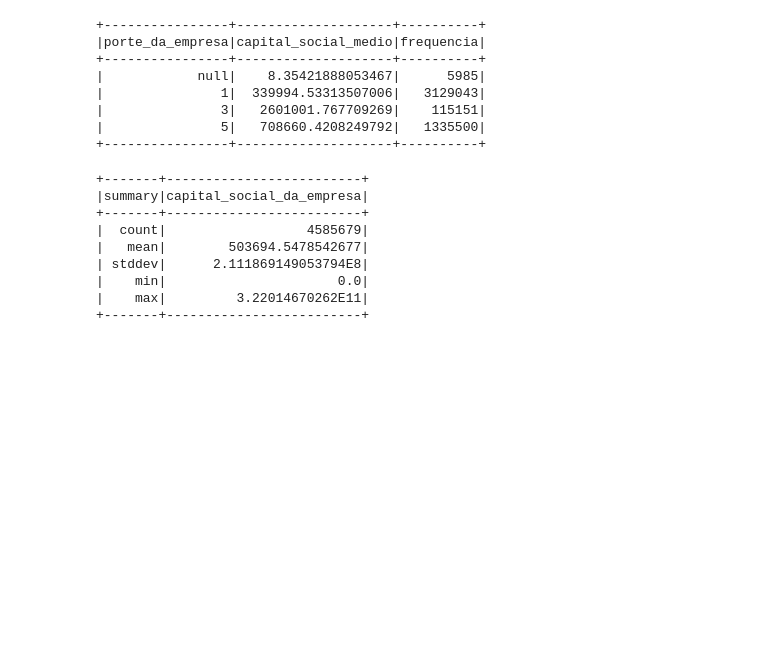
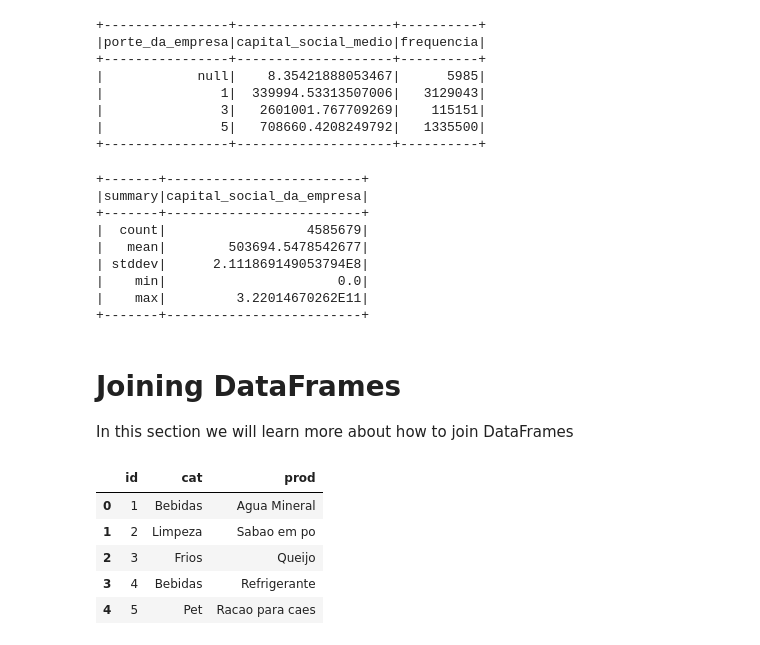
Before and after one commit to teddsords/NTConsult-Codes, a Jupyter notebook: Curso Engenharia de Dados/Engenharia de Dados/Spark - Getting to know the library/main.ipynb, the cells around one changed output. Saved outputs shown, nothing was run; the diff lists cells and outputs as text; code cells hidden in the pictures; blank space fills up the shorter version.

```diff
--- a/Curso Engenharia de Dados/Engenharia de Dados/Spark - Getting to know the library/main.ipynb
+++ b/Curso Engenharia de Dados/Engenharia de Dados/Spark - Getting to know the library/main.ipynb
@@ -673,3 +673,37 @@ empresas\
 |    min|                      0.0|
 |    max|         3.22014670262E11|
 +-------+-------------------------+
+# %% [markdown]
+# Joining DataFrames
+
+In this section we will learn more about how to join DataFrames
+# %%
+produtos = spark.createDataFrame(
+    [
+        ('1', 'Bebidas', 'Agua Mineral'),
+        ('2', 'Limpeza', 'Sabao em po'),
+        ('3', 'Frios', 'Queijo'),
+        ('4', 'Bebidas', 'Refrigerante'),
+        ('5', 'Pet', 'Racao para caes')
+    ],
+    ['id', 'cat', 'prod']
+)
+
+impostos = spark.createDataFrame(
+    [
+        ('Bebidas', 0.15),
+        ('Limpeza', 0.05),
+        ('Frios', 0.065),
+        ('Carnes', 0.08)
+    ],
+    ['cat', 'tax']
+)
+# %%
+produtos.toPandas()
+# %% [output]
+|  | id | cat | prod |
+| 0 | 1 | Bebidas | Agua Mineral |
+| 1 | 2 | Limpeza | Sabao em po |
+| 2 | 3 | Frios | Queijo |
+| 3 | 4 | Bebidas | Refrigerante |
+| 4 | 5 | Pet | Racao para caes |
```
Also changed, not shown: parts of 12 cells of this notebook.
